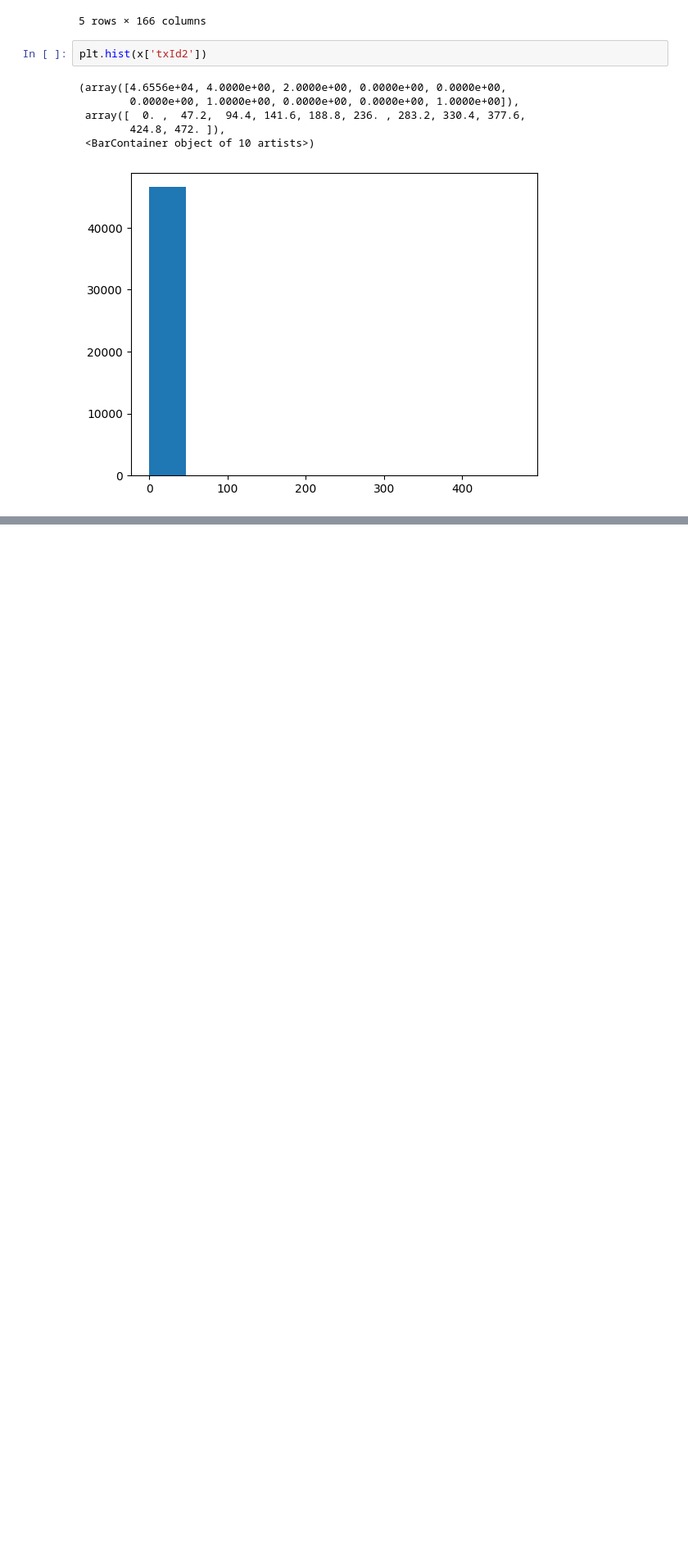
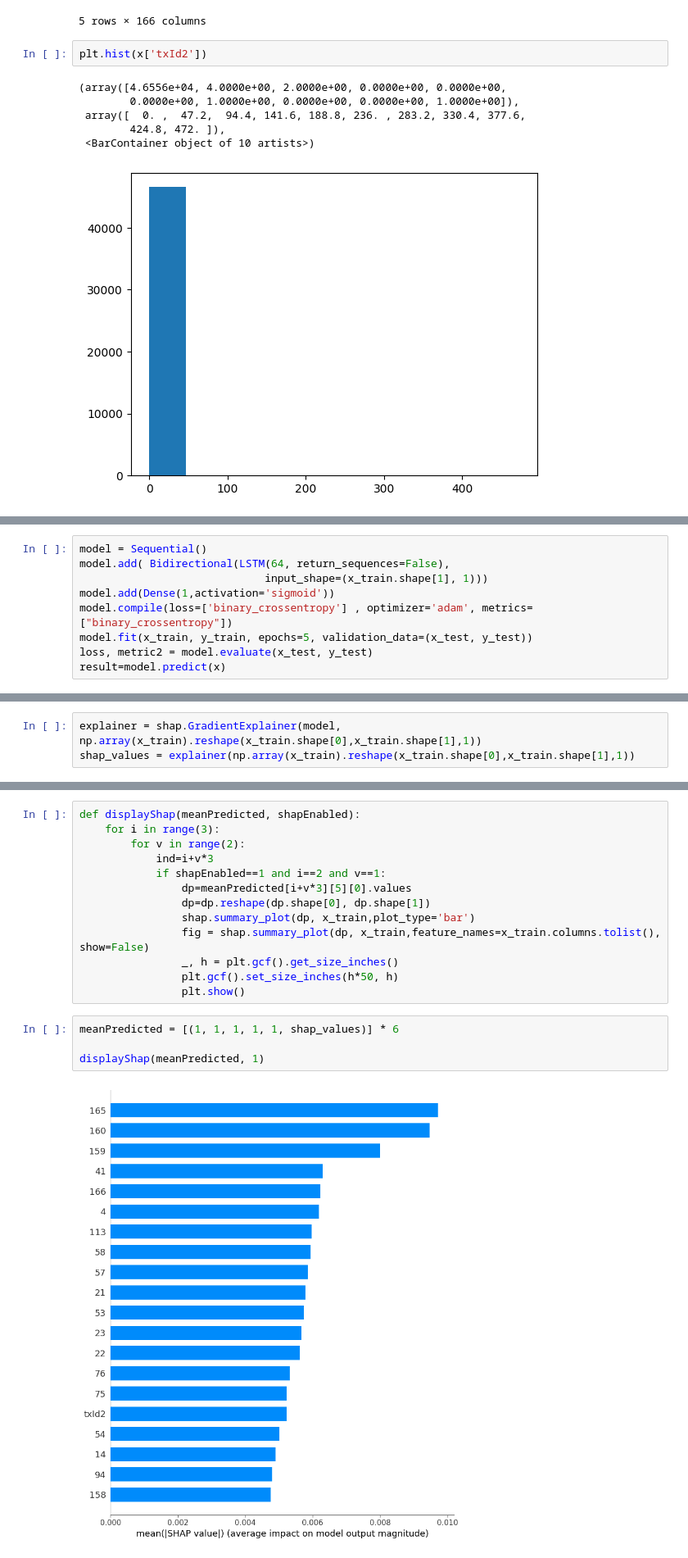
Before and after one commit to codespaghettifier/illicit_transaction_detection, a Jupyter notebook: BLSTM.ipynb, the cells around one changed output, grey strips where cells are left out. Shown at 82% size. Cells and saved outputs as stored; diff of their text form; blank space fills up the shorter version.

Commit message:
LSTM + BLSTM - Final

```diff
--- a/BLSTM.ipynb
+++ b/BLSTM.ipynb
@@ -228,0 +238,9 @@ Ratio for model with metric  binary_crossentropy  is : 0.08597738309880561
+# %%
+model = Sequential()
+model.add( Bidirectional(LSTM(64, return_sequences=False),
+                             input_shape=(x_train.shape[1], 1)))
+model.add(Dense(1,activation='sigmoid'))
+model.compile(loss=['binary_crossentropy'] , optimizer='adam', metrics=["binary_crossentropy"])
+model.fit(x_train, y_train, epochs=5, validation_data=(x_test, y_test))
+loss, metric2 = model.evaluate(x_test, y_test)
+result=model.predict(x)
@@ -228,0 +310,3 @@ Ratio for model with metric  binary_crossentropy  is : 0.08597738309880561
+# %%
+explainer = shap.GradientExplainer(model, np.array(x_train).reshape(x_train.shape[0],x_train.shape[1],1))
+shap_values = explainer(np.array(x_train).reshape(x_train.shape[0],x_train.shape[1],1))
@@ -228,0 +335,19 @@ Ratio for model with metric  binary_crossentropy  is : 0.08597738309880561
+# %%
+def displayShap(meanPredicted, shapEnabled):
+    for i in range(3):
+        for v in range(2):
+            ind=i+v*3
+            if shapEnabled==1 and i==2 and v==1:
+                dp=meanPredicted[i+v*3][5][0].values
+                dp=dp.reshape(dp.shape[0], dp.shape[1])
+                shap.summary_plot(dp, x_train,plot_type='bar')
+                fig = shap.summary_plot(dp, x_train,feature_names=x_train.columns.tolist(), show=False)
+                _, h = plt.gcf().get_size_inches()
+                plt.gcf().set_size_inches(h*50, h)
+                plt.show()
+# %%
+meanPredicted = [(1, 1, 1, 1, 1, shap_values)] * 6
+
+displayShap(meanPredicted, 1)
+# %% [output]
+[figure, added]
```
Also changed, not shown: parts of 25 cells of this notebook, 1 other file.
